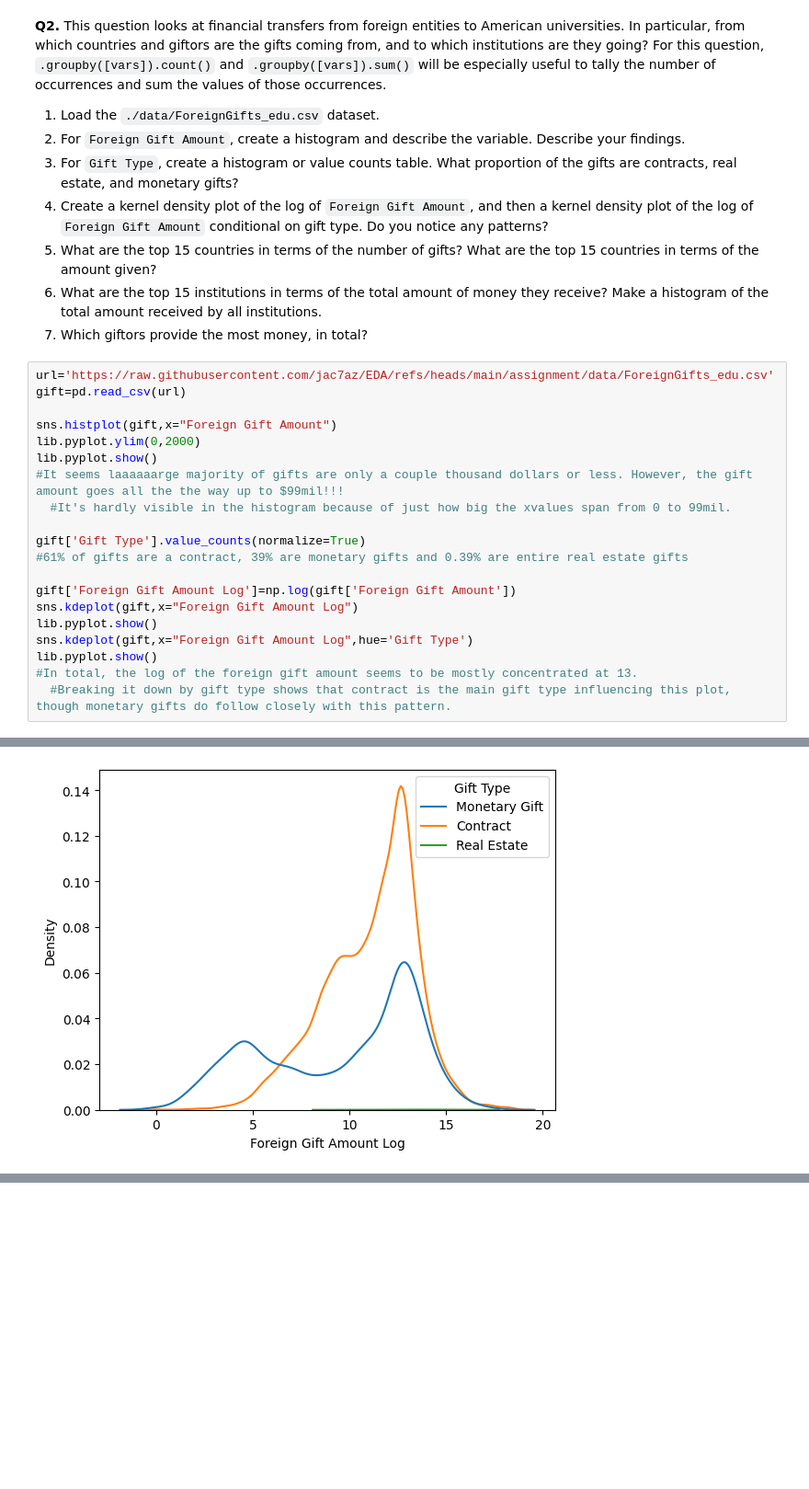
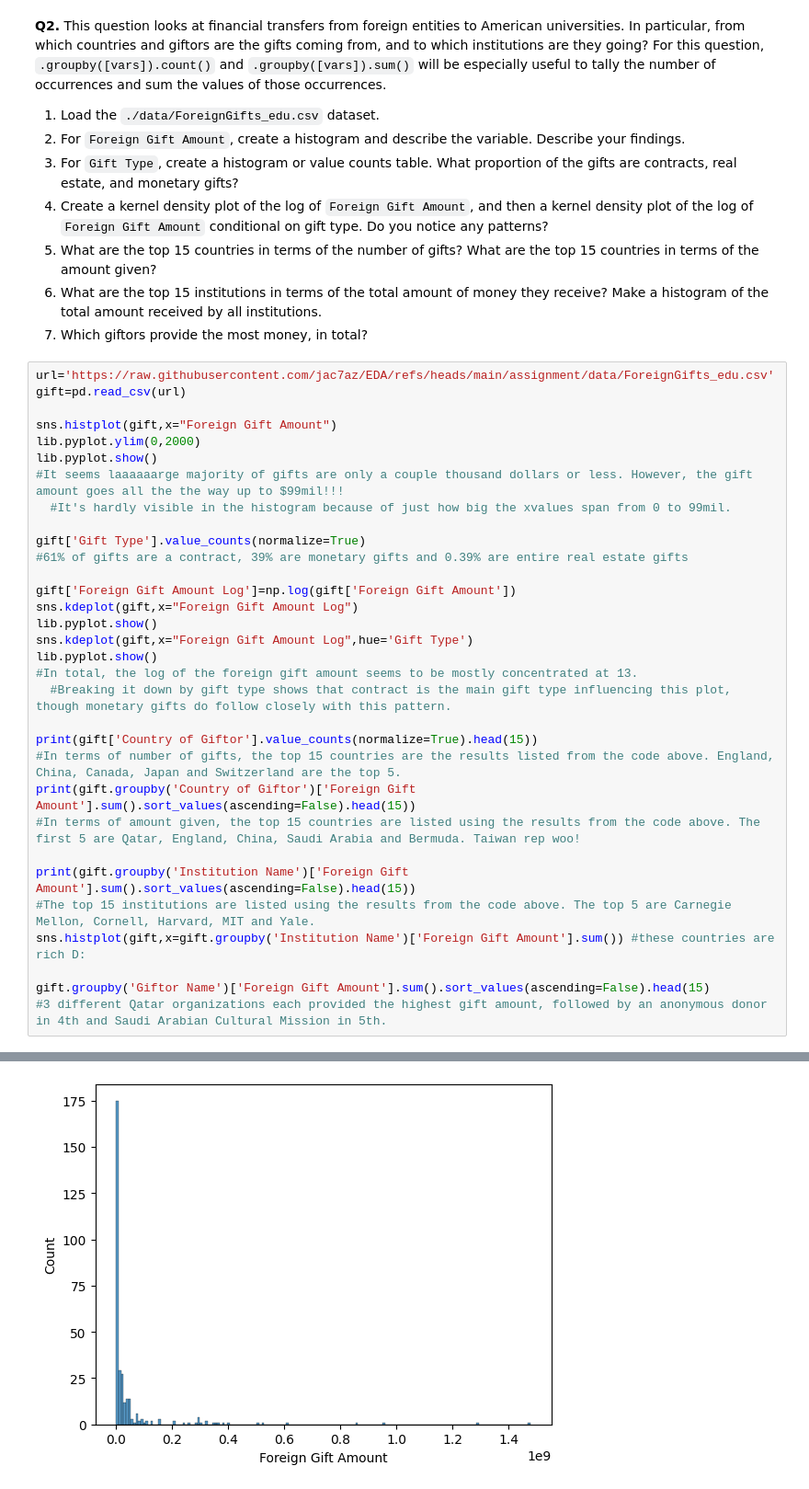
Before and after one commit to jac7az/EDA, a Jupyter notebook: assignment/assignment.ipynb, the cells around one changed output, grey strips where cells are left out. Shown at 92% size. Drawn from its saved outputs; the diff is of its cells as text; blank space fills up the shorter version.

```diff
--- a/assignment/assignment.ipynb
+++ b/assignment/assignment.ipynb
@@ -70,6 +70,18 @@ sns.kdeplot(gift,x="Foreign Gift Amount Log",hue='Gift Type')
 lib.pyplot.show()
 #In total, the log of the foreign gift amount seems to be mostly concentrated at 13.
   #Breaking it down by gift type shows that contract is the main gift type influencing this plot, though monetary gifts do follow closely with this pattern.
+
+print(gift['Country of Giftor'].value_counts(normalize=True).head(15))
+#In terms of number of gifts, the top 15 countries are the results listed from the code above. England, China, Canada, Japan and Switzerland are the top 5.
+print(gift.groupby('Country of Giftor')['Foreign Gift Amount'].sum().sort_values(ascending=False).head(15))
+#In terms of amount given, the top 15 countries are listed using the results from the code above. The first 5 are Qatar, England, China, Saudi Arabia and Bermuda. Taiwan rep woo!
+
+print(gift.groupby('Institution Name')['Foreign Gift Amount'].sum().sort_values(ascending=False).head(15))
+#The top 15 institutions are listed using the results from the code above. The top 5 are Carnegie Mellon, Cornell, Harvard, MIT and Yale.
+sns.histplot(gift,x=gift.groupby('Institution Name')['Foreign Gift Amount'].sum()) #these countries are rich D:
+
+gift.groupby('Giftor Name')['Foreign Gift Amount'].sum().sort_values(ascending=False).head(15)
+#3 different Qatar organizations each provided the highest gift amount, followed by an anonymous donor in 4th and Saudi Arabian Cultural Mission in 5th.
 # %% [output]
 [figure]
 [figure]
@@ -77 +105,0 @@ lib.pyplot.show()
-[figure]
@@ -78,3 +124,4 @@ lib.pyplot.show()
+[figure, added]
 # %% [markdown]
 **Q3.** This question uses the Airbnb data to practice making visualizations.
 
```
Also changed, not shown: parts of 1 cell of this notebook.
